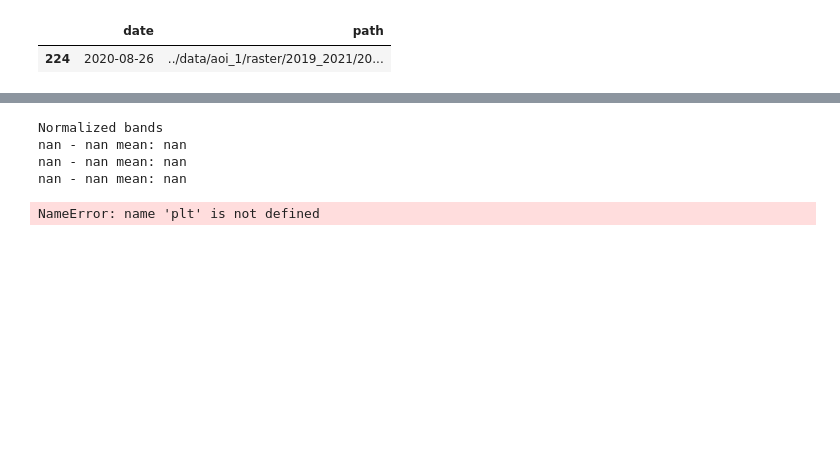
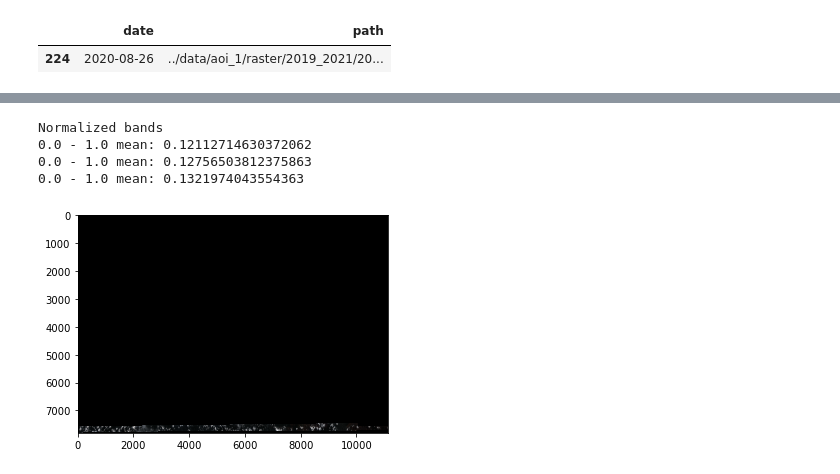
Before and after one commit to janpisl/deforestation, a Jupyter notebook: notebooks/generate_training_data.ipynb, the cells around one changed output, grey strips where cells are left out. Cells and saved outputs as stored; diff of their text form; code cells hidden in the pictures; blank space fills up the shorter version.

Commit message:
clip rasters by their valid extent and also mask out cloud values

```diff
--- a/notebooks/generate_training_data.ipynb
+++ b/notebooks/generate_training_data.ipynb
@@ -113,5 +106,5 @@ after[:1]
 # Function to normalize the grid values
 def normalize(array):
     """Normalizes numpy arrays into scale 0.0 - 1.0"""
-    array_min, array_max = 0, 255
+    array_min, array_max = array.min(), array.max()
     return ((array - array_min)/(array_max - array_min))
@@ -121,29 +111,37 @@ def normalize(array):
 # %%
+# As per https://automating-gis-processes.github.io/site/notebooks/Raster/plotting-raster.html
+
+
 with rasterio.open(before[-1:].path.values[0]) as src:
 
     # Read the grid values into numpy arrays
     red = src.read(3)
     green = src.read(2)
     blue = src.read(1)
+
+
+    red = np.ma.array(red, mask=np.isnan(red))
+    green = np.ma.array(green, mask=np.isnan(green))
+    blue = np.ma.array(blue, mask=np.isnan(blue))
 
     # Normalize the bands
     redn = normalize(red)
     greenn = normalize(green)
     bluen = normalize(blue)
 
     print("Normalized bands")
     print(redn.min(), '-', redn.max(), 'mean:', redn.mean())
     print(greenn.min(), '-', greenn.max(), 'mean:', greenn.mean())
     print(bluen.min(), '-', bluen.max(), 'mean:', bluen.mean())
 
     # Create RGB natural color composite
     rgb = np.dstack((redn, greenn, bluen))
 
     # Let's see how our color composite looks like
     plt.imshow(rgb)
 # %% [output]
 Normalized bands
-nan - nan mean: nan
-nan - nan mean: nan
-nan - nan mean: nan
+0.0 - 1.0 mean: 0.12112714630372062
+0.0 - 1.0 mean: 0.12756503812375863
+0.0 - 1.0 mean: 0.1321974043554363
-NameError: name 'plt' is not defined
+[figure, added]
```
Also changed, not shown: parts of 14 cells of this notebook, 1 other file.
